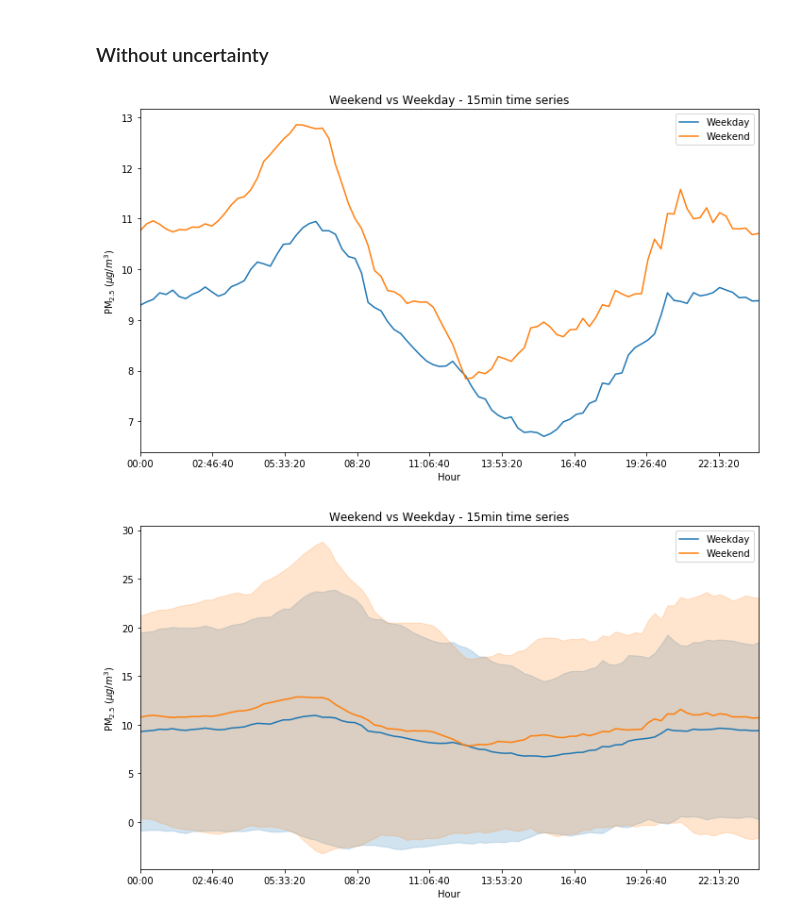
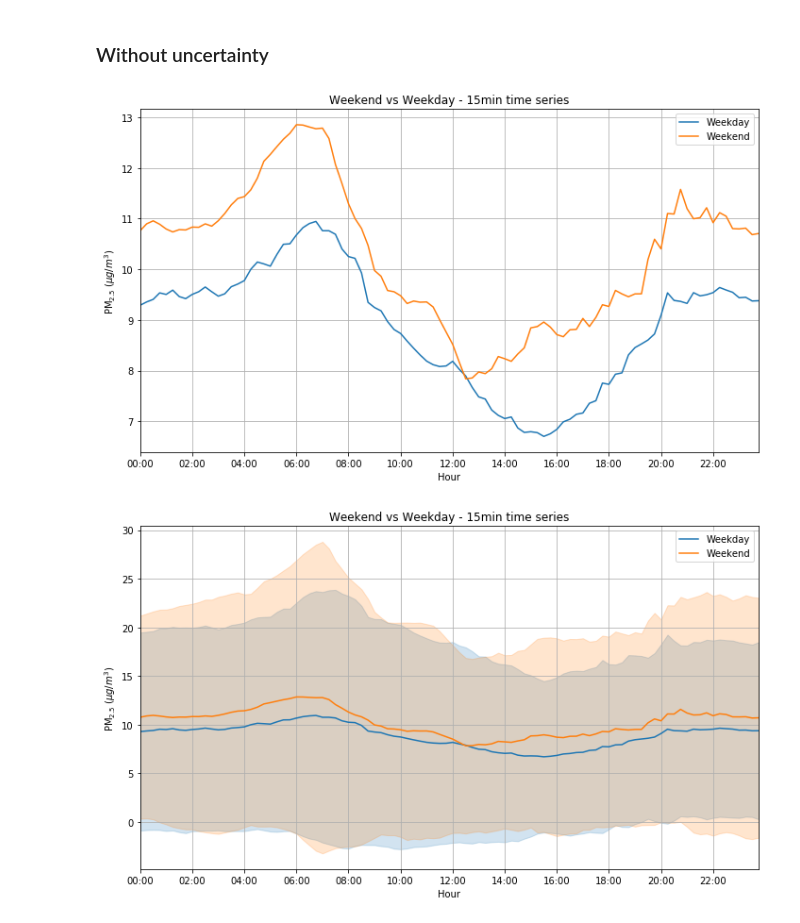
Before and after one commit to robintw/Breathing-Spaces-code, a Jupyter notebook: Plot Weekend vs Weekday - Time Series.ipynb, the cells around one changed output. Drawn from its saved outputs; the diff is of its cells as text; code cells hidden in the pictures.

```diff
--- a/Plot Weekend vs Weekday - Time Series.ipynb
+++ b/Plot Weekend vs Weekday - Time Series.ipynb
@@ -26,14 +26,16 @@ weekend_15min_std = weekend.groupby(weekend.index.time).std()
 # %%
 ax = weekday_15min_mean.plot(figsize=(10, 6), label='Weekday')
 weekend_15min_mean.plot(ax=ax, label='Weekend')
 plt.legend()
 plt.ylabel(r'$\mathrm{PM}_{2.5}$ ($\mu g / m^3$)')
 plt.xlabel('Hour')
 plt.title('Weekend vs Weekday - 15min time series')
+plt.xticks(TICKS_TWO_HOURLY)
+plt.grid()
 plt.tight_layout()
 plt.savefig('graphs/WeekendVsWeekday_15minTimeSeries.png', dpi=300)
 # %% [output]
-[figure, old version]
+[figure, new version]
 # %%
 ax = weekday_15min_mean.plot(figsize=(10, 6), label='Weekday')
 plt.fill_between(weekday_15min_mean.index, weekday_15min_mean - weekday_15min_std, weekday_15min_mean + weekday_15min_std, alpha=0.2, color='C0')
@@ -43,7 +45,9 @@ plt.legend()
 plt.ylabel(r'$\mathrm{PM}_{2.5}$ ($\mu g / m^3$)')
 plt.xlabel('Hour')
 plt.title('Weekend vs Weekday - 15min time series')
+plt.xticks(TICKS_TWO_HOURLY)
+plt.grid()
 plt.tight_layout()
 plt.savefig('graphs/WeekendVsWeekday_15minTimeSeries_WithUncertainty.png', dpi=300)
 # %% [output]
-[figure, old version]
+[figure, new version]
```
Also changed, not shown: parts of 1 cell of this notebook, 16 other files.
